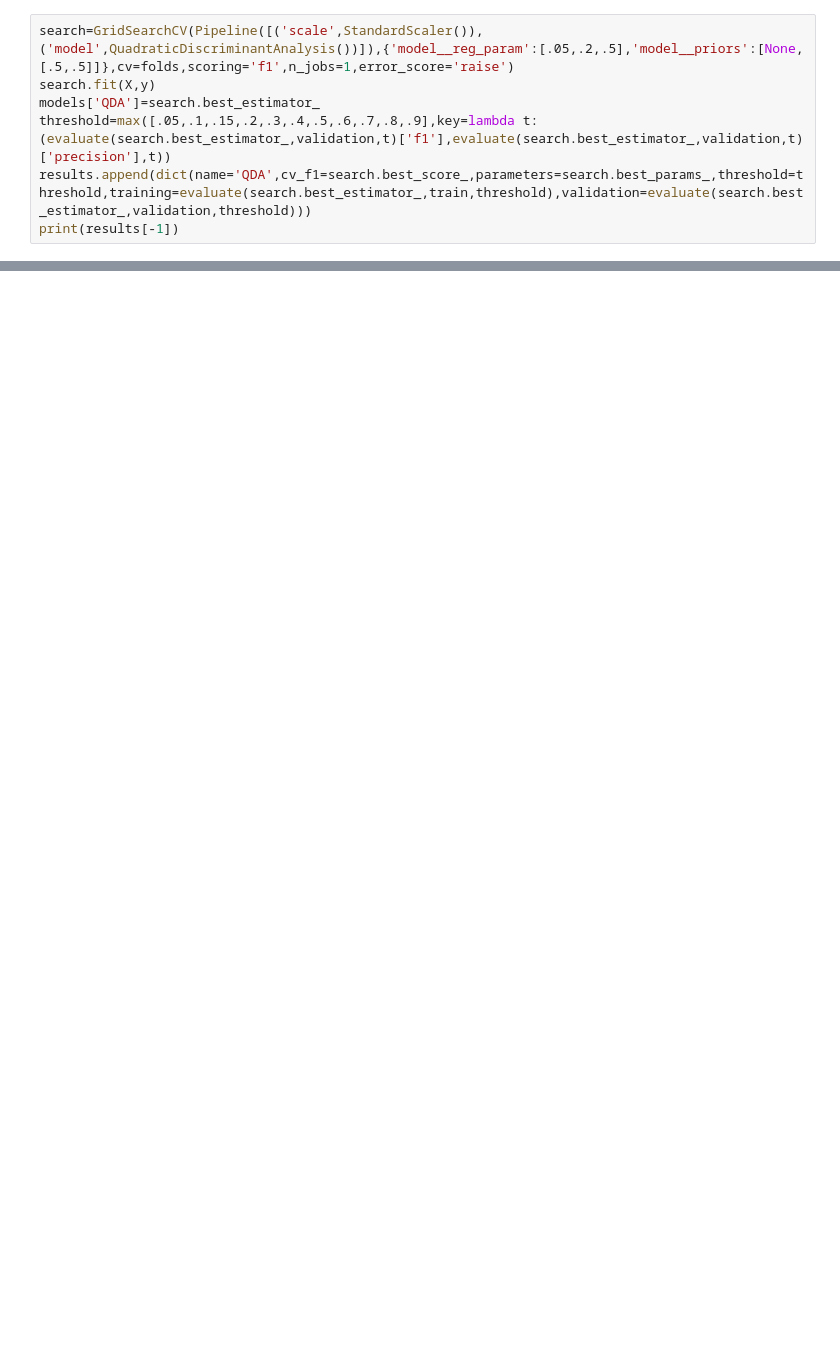
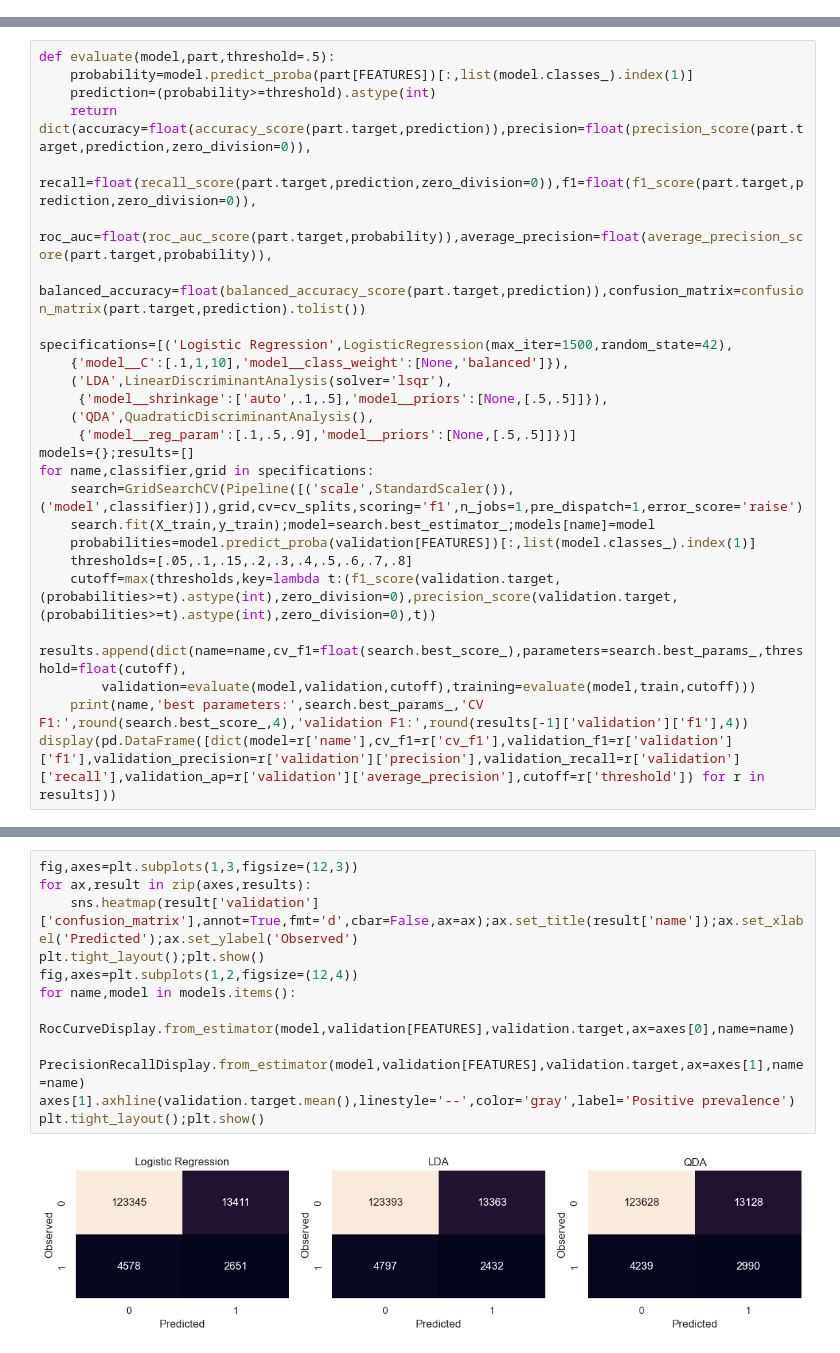
Before and after one commit to DoctorDictator/CSE3141-Predictive-Analytics, a Jupyter notebook: notebooks/NearMiss.ipynb, the cells around one changed output, grey strips where cells are left out. Saved outputs shown, nothing was run; the diff lists cells and outputs as text; blank space fills up the shorter version.

```diff
--- a/notebooks/NearMiss.ipynb
+++ b/notebooks/NearMiss.ipynb
@@ -239,7 +0,0 @@ print(results[-1])
-# %%
-search=GridSearchCV(Pipeline([('scale',StandardScaler()),('model',QuadraticDiscriminantAnalysis())]),{'model__reg_param':[.05,.2,.5],'model__priors':[None,[.5,.5]]},cv=folds,scoring='f1',n_jobs=1,error_score='raise')
-search.fit(X,y)
-models['QDA']=search.best_estimator_
-threshold=max([.05,.1,.15,.2,.3,.4,.5,.6,.7,.8,.9],key=lambda t:(evaluate(search.best_estimator_,validation,t)['f1'],evaluate(search.best_estimator_,validation,t)['precision'],t))
-results.append(dict(name='QDA',cv_f1=search.best_score_,parameters=search.best_params_,threshold=threshold,training=evaluate(search.best_estimator_,train,threshold),validation=evaluate(search.best_estimator_,validation,threshold)))
-print(results[-1])
@@ -372,0 +349,26 @@ The model estimates observed behavior, not verified accidents, safe maneuvers or
+# %%
+def evaluate(model,part,threshold=.5):
+    probability=model.predict_proba(part[FEATURES])[:,list(model.classes_).index(1)]
+    prediction=(probability>=threshold).astype(int)
+    return dict(accuracy=float(accuracy_score(part.target,prediction)),precision=float(precision_score(part.target,prediction,zero_division=0)),
+        recall=float(recall_score(part.target,prediction,zero_division=0)),f1=float(f1_score(part.target,prediction,zero_division=0)),
+        roc_auc=float(roc_auc_score(part.target,probability)),average_precision=float(average_precision_score(part.target,probability)),
+        balanced_accuracy=float(balanced_accuracy_score(part.target,prediction)),confusion_matrix=confusion_matrix(part.target,prediction).tolist())
+
+specifications=[('Logistic Regression',LogisticRegression(max_iter=1500,random_state=42),
+    {'model__C':[.1,1,10],'model__class_weight':[None,'balanced']}),
+    ('LDA',LinearDiscriminantAnalysis(solver='lsqr'),
+     {'model__shrinkage':['auto',.1,.5],'model__priors':[None,[.5,.5]]}),
+    ('QDA',QuadraticDiscriminantAnalysis(),
+     {'model__reg_param':[.1,.5,.9],'model__priors':[None,[.5,.5]]})]
+models={};results=[]
+for name,classifier,grid in specifications:
+    search=GridSearchCV(Pipeline([('scale',StandardScaler()),('model',classifier)]),grid,cv=cv_splits,scoring='f1',n_jobs=1,pre_dispatch=1,error_score='raise')
+    search.fit(X_train,y_train);model=search.best_estimator_;models[name]=model
+    probabilities=model.predict_proba(validation[FEATURES])[:,list(model.classes_).index(1)]
+    thresholds=[.05,.1,.15,.2,.3,.4,.5,.6,.7,.8]
+    cutoff=max(thresholds,key=lambda t:(f1_score(validation.target,(probabilities>=t).astype(int),zero_division=0),precision_score(validation.target,(probabilities>=t).astype(int),zero_division=0),t))
+    results.append(dict(name=name,cv_f1=float(search.best_score_),parameters=search.best_params_,threshold=float(cutoff),
+        validation=evaluate(model,validation,cutoff),training=evaluate(model,train,cutoff)))
+    print(name,'best parameters:',search.best_params_,'CV F1:',round(search.best_score_,4),'validation F1:',round(results[-1]['validation']['f1'],4))
+display(pd.DataFrame([dict(model=r['name'],cv_f1=r['cv_f1'],validation_f1=r['validation']['f1'],validation_precision=r['validation']['precision'],validation_recall=r['validation']['recall'],validation_ap=r['validation']['average_precision'],cutoff=r['threshold']) for r in results]))
@@ -372,0 +383,13 @@ The model estimates observed behavior, not verified accidents, safe maneuvers or
+# %%
+fig,axes=plt.subplots(1,3,figsize=(12,3))
+for ax,result in zip(axes,results):
+    sns.heatmap(result['validation']['confusion_matrix'],annot=True,fmt='d',cbar=False,ax=ax);ax.set_title(result['name']);ax.set_xlabel('Predicted');ax.set_ylabel('Observed')
+plt.tight_layout();plt.show()
+fig,axes=plt.subplots(1,2,figsize=(12,4))
+for name,model in models.items():
+    RocCurveDisplay.from_estimator(model,validation[FEATURES],validation.target,ax=axes[0],name=name)
+    PrecisionRecallDisplay.from_estimator(model,validation[FEATURES],validation.target,ax=axes[1],name=name)
+axes[1].axhline(validation.target.mean(),linestyle='--',color='gray',label='Positive prevalence')
+plt.tight_layout();plt.show()
+# %% [output]
+[figure, added]
```
Also changed, not shown: parts of 55 cells of this notebook, 28 other files.
